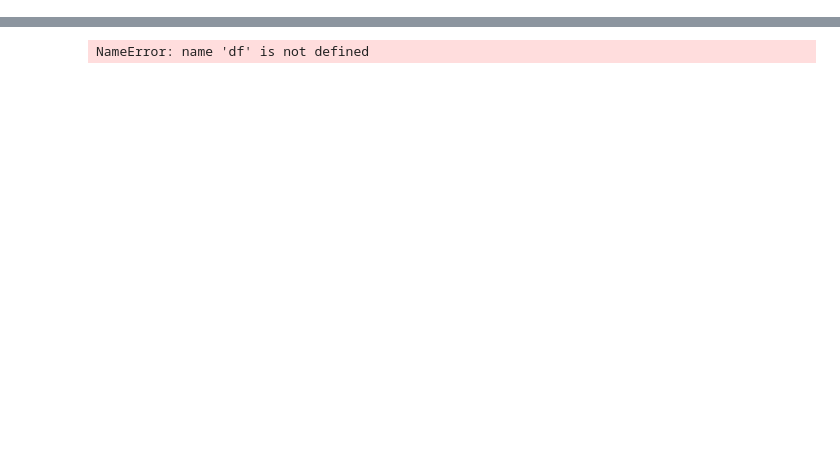
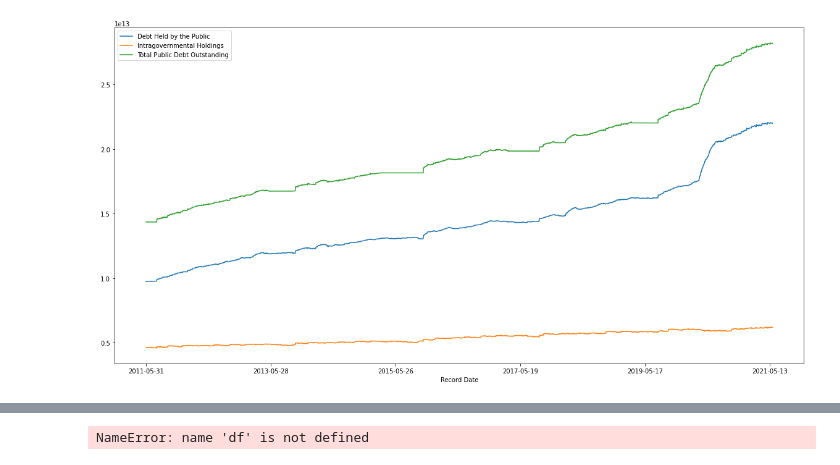
Before and after one commit to JosephDenney/NationalDebt, a Jupyter notebook: Untitled.ipynb, the cells around one changed output, grey strips where cells are left out. Saved outputs shown, nothing was run; the diff lists cells and outputs as text; code cells hidden in the pictures; blank space fills up the shorter version.

Commit message:
graph

```diff
--- a/Untitled.ipynb
+++ b/Untitled.ipynb
@@ -23,3 +43,7 @@ us_debt_by_day
+# %%
+sorted_us_debt.plot(figsize=(20,10));
+# %% [output]
+[figure, added]
 # %%
 dfpd.read_csv("USFR_BalSheet_10_years.csv")
 # %% [output]
```
Also changed, not shown: parts of 6 cells of this notebook.
